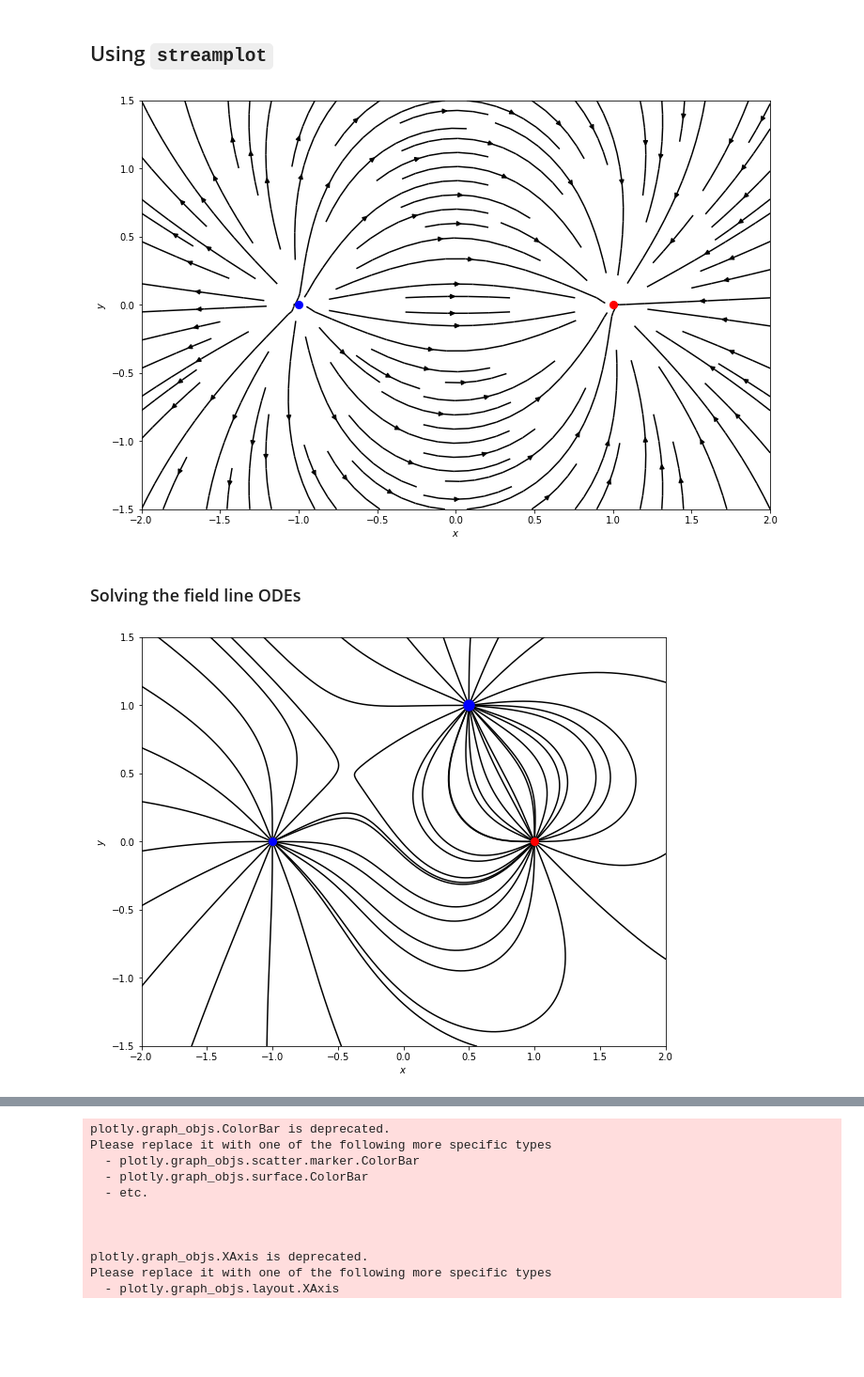
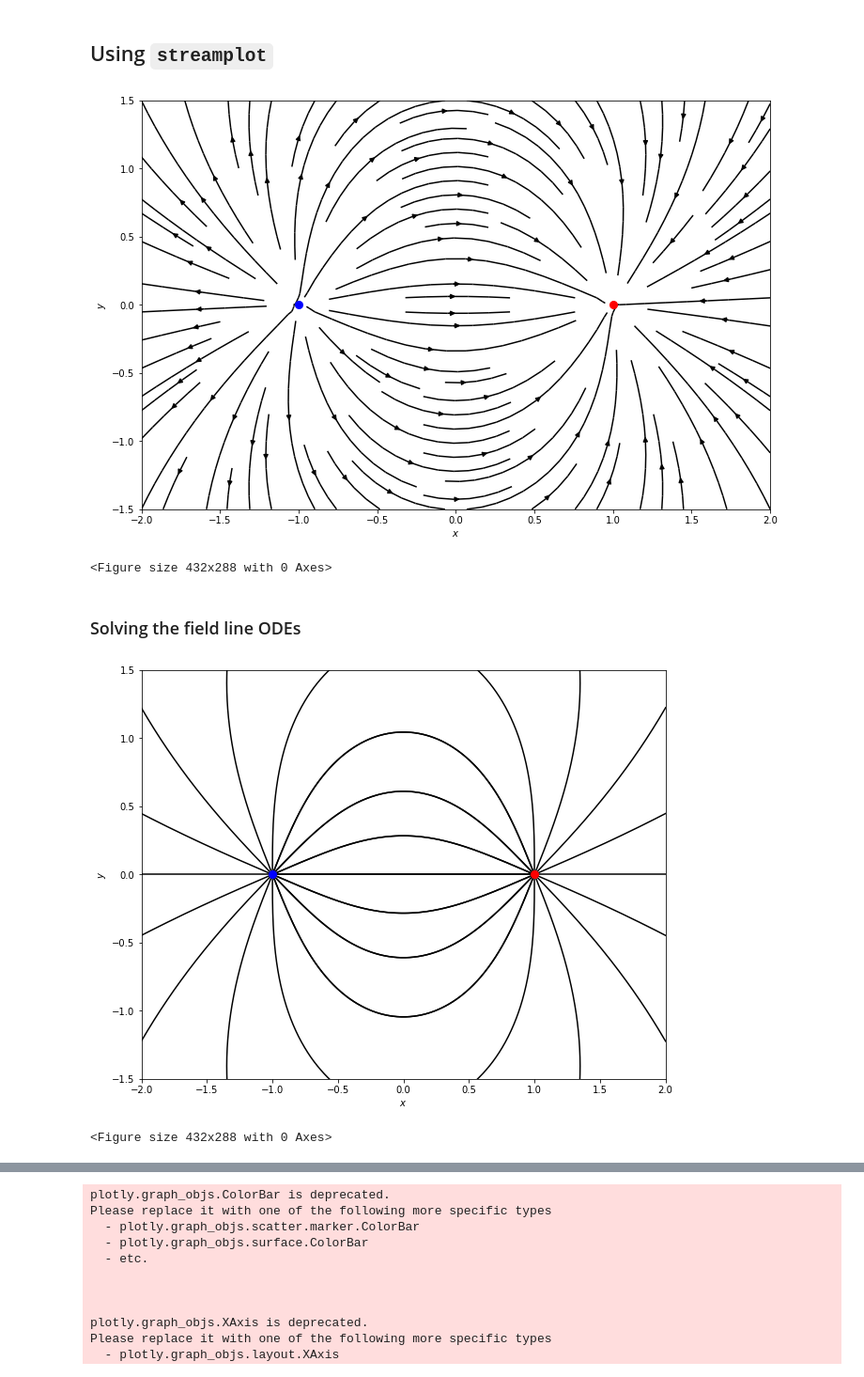
Before and after one commit to mon-neutrino/math-physicsy-stuff, a Jupyter notebook: physicsbeyond/U6/Field lines of point charges.ipynb, the cells around one changed output, grey strips where cells are left out. Shown at 94% size. Saved outputs shown, nothing was run; the diff lists cells and outputs as text; code cells hidden in the pictures; blank space fills up the shorter version.

```diff
--- a/physicsbeyond/U6/Field lines of point charges.ipynb
+++ b/physicsbeyond/U6/Field lines of point charges.ipynb
@@ -62,8 +62,10 @@ ylabel('$y$')
 gca().set_xlim(x0, x1)
 gca().set_ylim(y0, y1)
 show()
+savefig('plots/1pos1neguglyversion')
 # %% [output]
 [figure]
+<Figure size 432x288 with 0 Axes>
 # %% [markdown]
 ### Solving the field line ODEs
 # %%
@@ -103,7 +105,7 @@ close('all')
 figure(figsize=(10, 8))
 
 # charges and positions
-charges=[ charge(1, [-1, 0]), charge(-1, [1, 0]), charge(2, [0.5,1])]
+charges=[ charge(1, [-1, 0]), charge(-1, [1, 0])] # charge(2, [0.5,1])]
 
 # plot field lines
 x0, x1=-2, 2
@@ -124,33 +126,35 @@ for C in charges:
         x=[ C.pos[0] + cos(alpha)*R ]
         y=[ C.pos[1] + sin(alpha)*R ]
         r.set_initial_value([x[0], y[0]], 0)
         while r.successful():
             r.integrate(r.t+dt)
             x.append(r.y[0])
             y.append(r.y[1])
             hit_charge=False
             # check if field line left drawing area or ends in some charge
             for C2 in charges:
                 if sqrt((r.y[0]-C2.pos[0])**2+(r.y[1]-C2.pos[1])**2)<R:
                     hit_charge=True
             if hit_charge or (not (x0<r.y[0] and r.y[0]<x1)) or \
                     (not (y0<r.y[1] and r.y[1]<y1)):
                 break
         plot(x, y, '-k')
 
 # plot point charges
 for C in charges:
     if C.q>0:
         plot(C.pos[0], C.pos[1], 'bo', ms=8*sqrt(C.q))
     if C.q<0:
         plot(C.pos[0], C.pos[1], 'ro', ms=8*sqrt(-C.q))
 
 xlabel('$x$')
 ylabel('$y$')
 gca().set_xlim(x0, x1)
 gca().set_ylim(y0, y1)
 show()
+plt.savefig('plots/1pos1neg') #this is much better than the top
 # %% [output]
-[figure, old version]
+[figure, new version]
+<Figure size 432x288 with 0 Axes>
 # %% [markdown]
 ### Creating 3D plots with `plotly`
```
Also changed, not shown: parts of 1 cell of this notebook, 1 other file.
